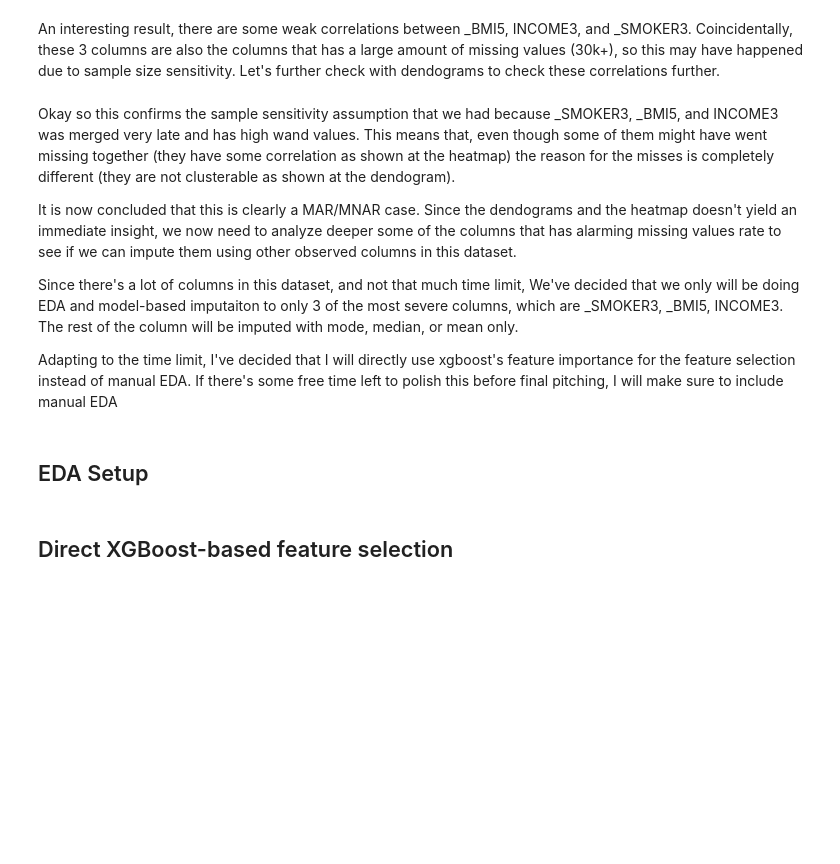
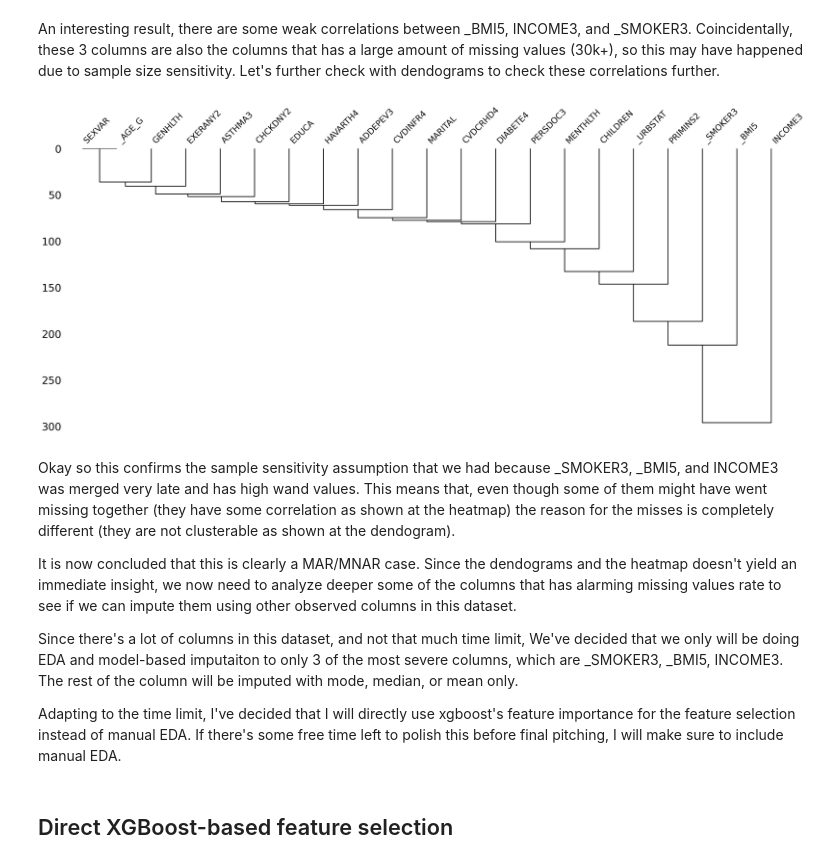
Before and after one commit to yukienjoyer7/Diabetes-Early-Diagnosis-BRFSS-2024, a Jupyter notebook: EDA_Modelling_Dion.ipynb, the cells around one changed output. Drawn from its saved outputs; the diff is of its cells as text; code cells hidden in the pictures; blank space fills up the shorter version.

```diff
--- a/EDA_Modelling_Dion.ipynb
+++ b/EDA_Modelling_Dion.ipynb
@@ -178,7 +294,10 @@ msno.heatmap(df_miss)
 # %% [markdown]
 An interesting result, there are some weak correlations between _BMI5, INCOME3, and _SMOKER3. Coincidentally, these 3 columns are also the columns that has a large amount of missing values (30k+), so this may have happened due to sample size sensitivity. Let's further check with dendograms to check these correlations further.
 # %%
-msno.dendrogram(df_miss)
+with plt.style.context('default'):
+    msno.dendrogram(df_miss)
+# %% [output]
+[figure, added]
 # %% [markdown]
 Okay so this confirms the sample sensitivity assumption that we had because _SMOKER3, _BMI5, and INCOME3 was merged very late and has high wand values. This means that, even though some of them might have went missing together (they have some correlation as shown at the heatmap) the reason for the misses is completely different (they are not clusterable as shown at the dendogram).
 
@@ -186,6 +305,4 @@ It is now concluded that this is clearly a MAR/MNAR case. Since the dendograms a
 
 Since there's a lot of columns in this dataset, and not that much time limit, We've decided that we only will be doing EDA and model-based imputaiton to only 3 of the most severe columns, which are _SMOKER3, _BMI5, INCOME3. The rest of the column will be imputed with mode, median, or mean only.
 
-Adapting to the time limit, I've decided that I will directly use xgboost's feature importance for the feature selection instead of manual EDA. If there's some free time left to polish this before final pitching, I will make sure to include manual EDA
+Adapting to the time limit, I've decided that I will directly use xgboost's feature importance for the feature selection instead of manual EDA. If there's some free time left to polish this before final pitching, I will make sure to include manual EDA.
-# %% [markdown]
-## EDA Setup
```
Also changed, not shown: parts of 52 cells of this notebook, 17 other files.
